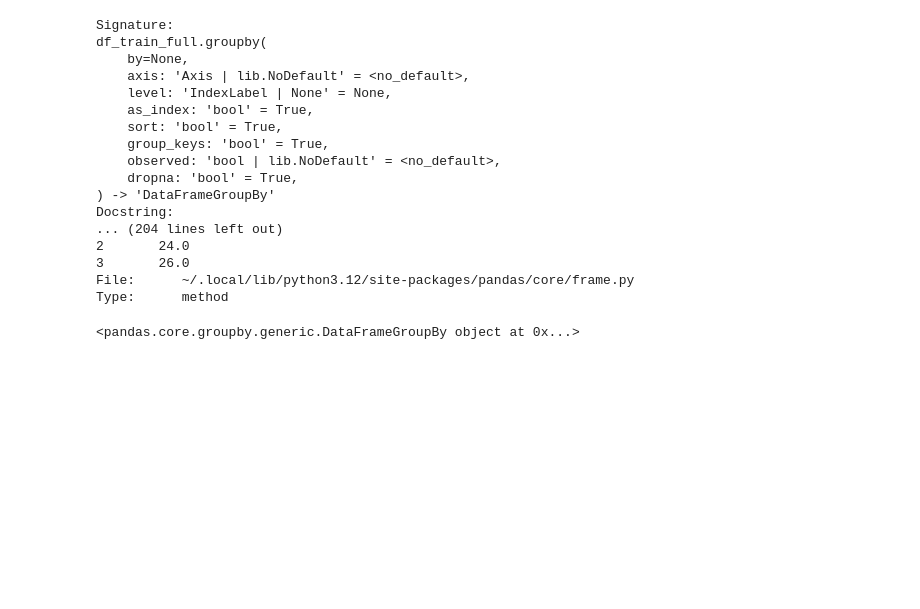
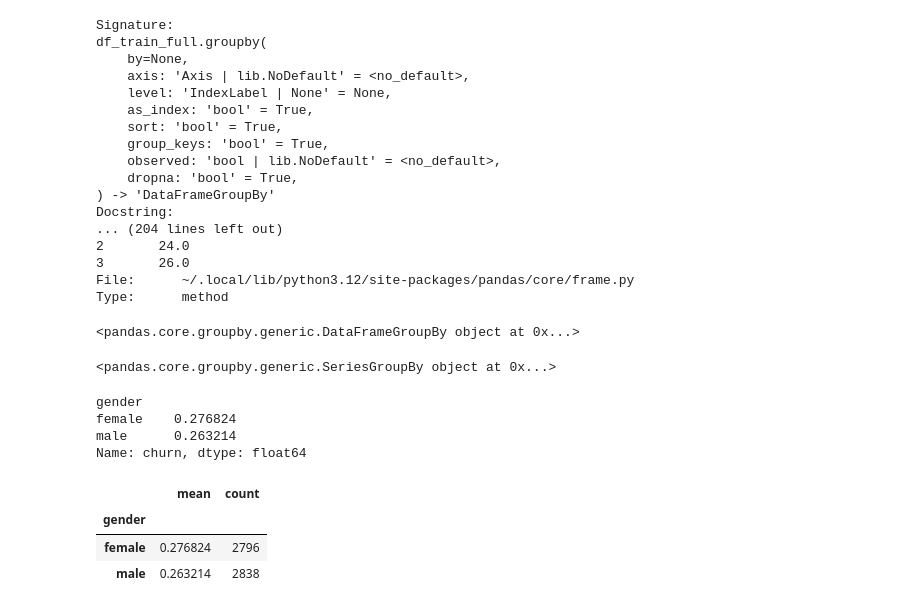
Before and after one commit to PRanavRajput1/machine-learning, a Jupyter notebook: 03-Classification/Classwork.ipynb, the cells around one changed output. Saved outputs shown, nothing was run; the diff lists cells and outputs as text; code cells hidden in the pictures; blank space fills up the shorter version.

```diff
--- a/03-Classification/Classwork.ipynb
+++ b/03-Classification/Classwork.ipynb
@@ -496,0 +554,20 @@ df_train_full.groupby('gender')
+# %%
+df_train_full.groupby('gender').churn
+# it stills return the group by data frame object that has grouped values only for churn column
+# %% [output]
+<pandas.core.groupby.generic.SeriesGroupBy object at 0x...>
+# %%
+df_train_full.groupby('gender').churn.mean()
+# this is a series type object but we need a dataframe because we want to add the difference and the risk ratio column as well. hence we can use the agg method that can be applied on the groupby dataframes.
+# %% [output]
+gender
+female    0.276824
+male      0.263214
+Name: churn, dtype: float64
+# %%
+df_train_full.groupby('gender').churn.agg(['mean','count']) # performs a list of aggrigatoin on the churn column
+# %% [output]
+|  | mean | count |
+| gender |  |  |
+| female | 0.276824 | 2796 |
+| male | 0.263214 | 2838 |
```
Also changed, not shown: parts of 13 cells of this notebook.
